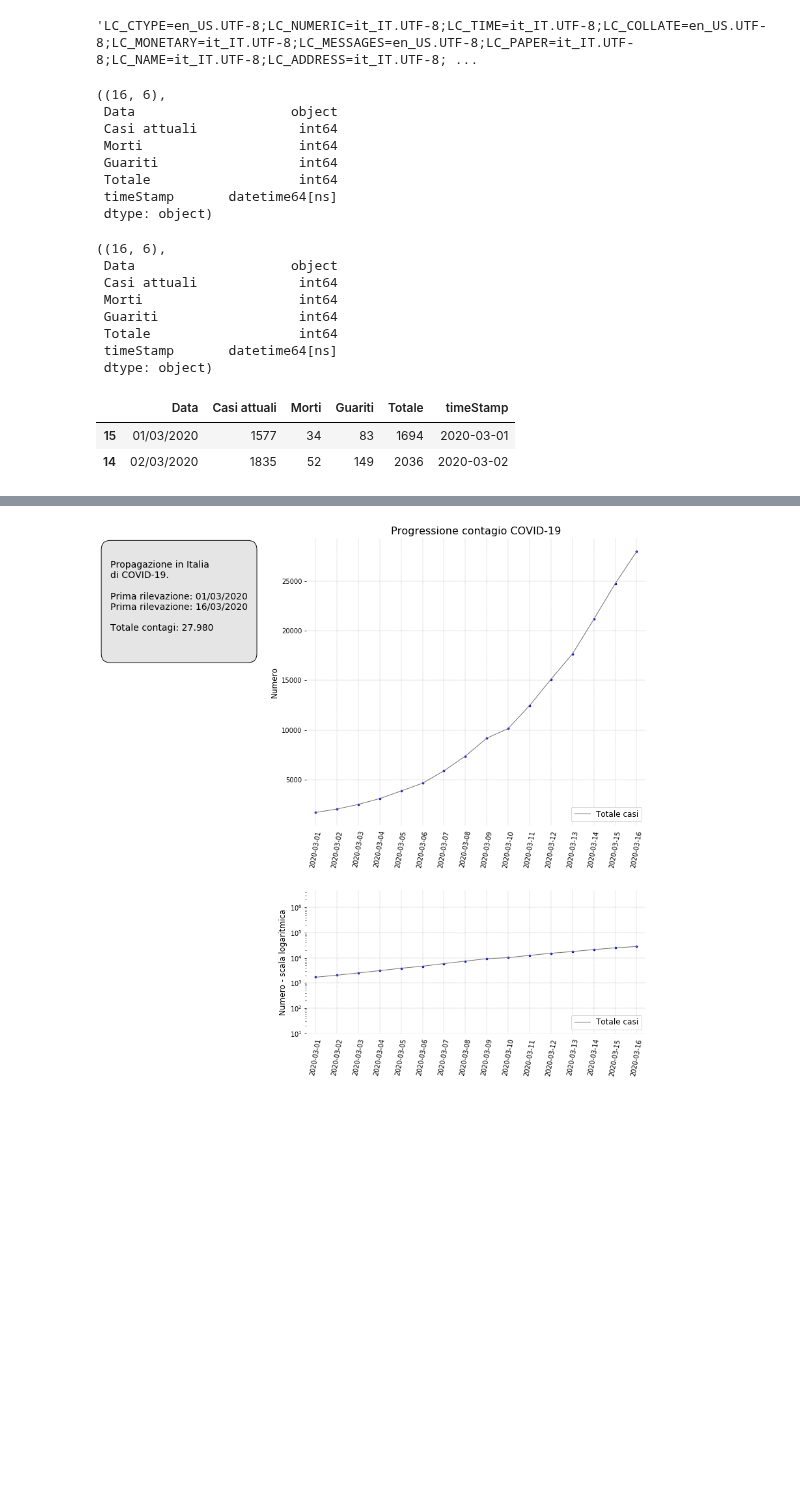
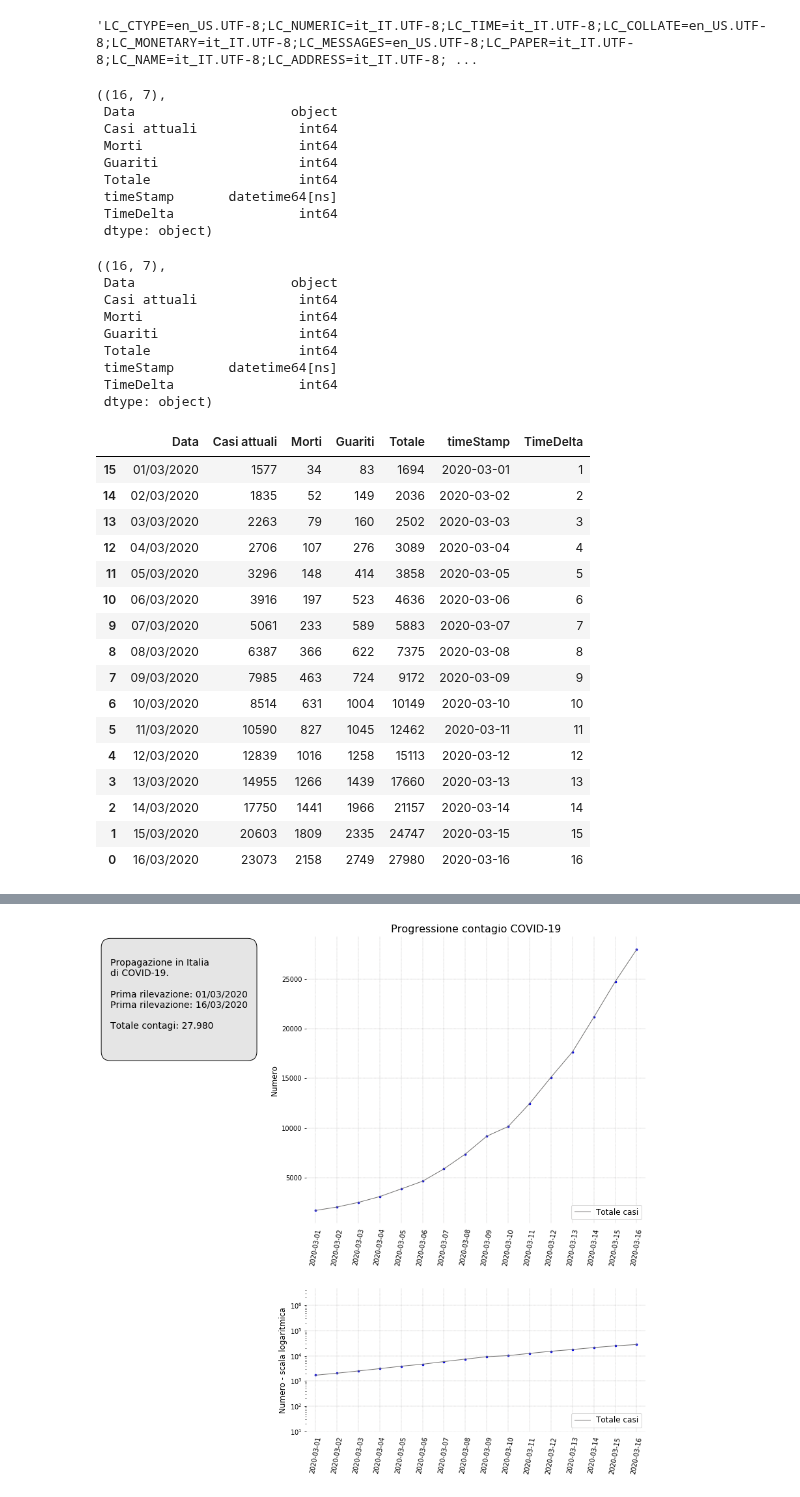
Before and after one commit to p-giovanni/Statistics, a Jupyter notebook: notebook/CoronaVirus.ipynb, the cells around one changed output, grey strips where cells are left out. Saved outputs shown, nothing was run; the diff lists cells and outputs as text; code cells hidden in the pictures; blank space fills up the shorter version.

```diff
--- a/notebook/CoronaVirus.ipynb
+++ b/notebook/CoronaVirus.ipynb
@@ -34,15 +41,19 @@ df = pd.read_csv(it_data_file, sep=',', lineterminator='\n'
 df["timeStamp"] = pd.to_datetime(df["Data"], format="%d/%m/%Y")
 df.sort_values(by=["timeStamp"], inplace=True)
 
+min_date = df['timeStamp'].min()
+df['TimeDelta'] = (df['timeStamp'] - min_date).dt.days + 1
+
 (df.shape, df.dtypes)
 # %% [output]
-((16, 6),
+((16, 7),
  Data                    object
  Casi attuali             int64
  Morti                    int64
  Guariti                  int64
  Totale                   int64
  timeStamp       datetime64[ns]
+ TimeDelta                int64
  dtype: object)
 # %%
 #
@@ -53,20 +64,38 @@ df_lo = pd.read_csv(lo_data_file, sep=',', lineterminator='\n', low_memory=False
 df_lo["timeStamp"] = pd.to_datetime(df_lo["Data"], format="%d/%m/%Y")
 df_lo.sort_values(by=["timeStamp"], inplace=True)
 
+min_date = df_lo['timeStamp'].min()
+df_lo['TimeDelta'] = (df_lo['timeStamp'] - min_date).dt.days + 1
+
 (df.shape, df.dtypes)
 # %% [output]
-((16, 6),
+((16, 7),
  Data                    object
  Casi attuali             int64
  Morti                    int64
  Guariti                  int64
  Totale                   int64
  timeStamp       datetime64[ns]
+ TimeDelta                int64
  dtype: object)
 # %%
-df.head(2)
+df.head(20)
 # %% [output]
-|  | Data | Casi attuali | Morti | Guariti | Totale | timeStamp |
-| 15 | 01/03/2020 | 1577 | 34 | 83 | 1694 | 2020-03-01 |
-| 14 | 02/03/2020 | 1835 | 52 | 149 | 2036 | 2020-03-02 |
+|  | Data | Casi attuali | Morti | Guariti | Totale | timeStamp | TimeDelta |
+| 15 | 01/03/2020 | 1577 | 34 | 83 | 1694 | 2020-03-01 | 1 |
+| 14 | 02/03/2020 | 1835 | 52 | 149 | 2036 | 2020-03-02 | 2 |
+| 13 | 03/03/2020 | 2263 | 79 | 160 | 2502 | 2020-03-03 | 3 |
+| 12 | 04/03/2020 | 2706 | 107 | 276 | 3089 | 2020-03-04 | 4 |
+| 11 | 05/03/2020 | 3296 | 148 | 414 | 3858 | 2020-03-05 | 5 |
+| 10 | 06/03/2020 | 3916 | 197 | 523 | 4636 | 2020-03-06 | 6 |
+| 9 | 07/03/2020 | 5061 | 233 | 589 | 5883 | 2020-03-07 | 7 |
+| 8 | 08/03/2020 | 6387 | 366 | 622 | 7375 | 2020-03-08 | 8 |
+| 7 | 09/03/2020 | 7985 | 463 | 724 | 9172 | 2020-03-09 | 9 |
+| 6 | 10/03/2020 | 8514 | 631 | 1004 | 10149 | 2020-03-10 | 10 |
+| 5 | 11/03/2020 | 10590 | 827 | 1045 | 12462 | 2020-03-11 | 11 |
+| 4 | 12/03/2020 | 12839 | 1016 | 1258 | 15113 | 2020-03-12 | 12 |
+| 3 | 13/03/2020 | 14955 | 1266 | 1439 | 17660 | 2020-03-13 | 13 |
+| 2 | 14/03/2020 | 17750 | 1441 | 1966 | 21157 | 2020-03-14 | 14 |
+| 1 | 15/03/2020 | 20603 | 1809 | 2335 | 24747 | 2020-03-15 | 15 |
+| 0 | 16/03/2020 | 23073 | 2158 | 2749 | 27980 | 2020-03-16 | 16 |
 # %%
```
Also changed, not shown: parts of 6 cells of this notebook, 5 other files.
